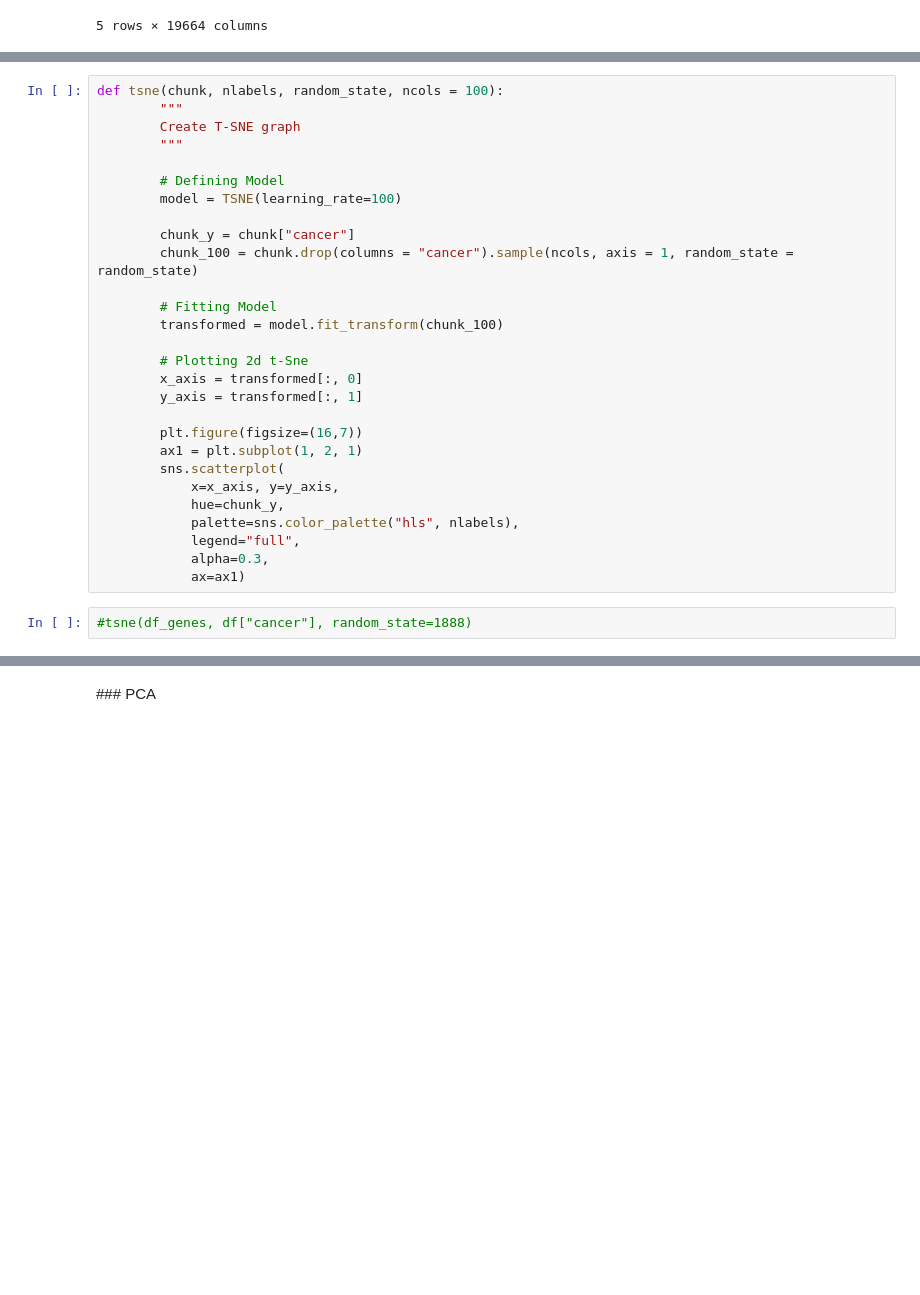
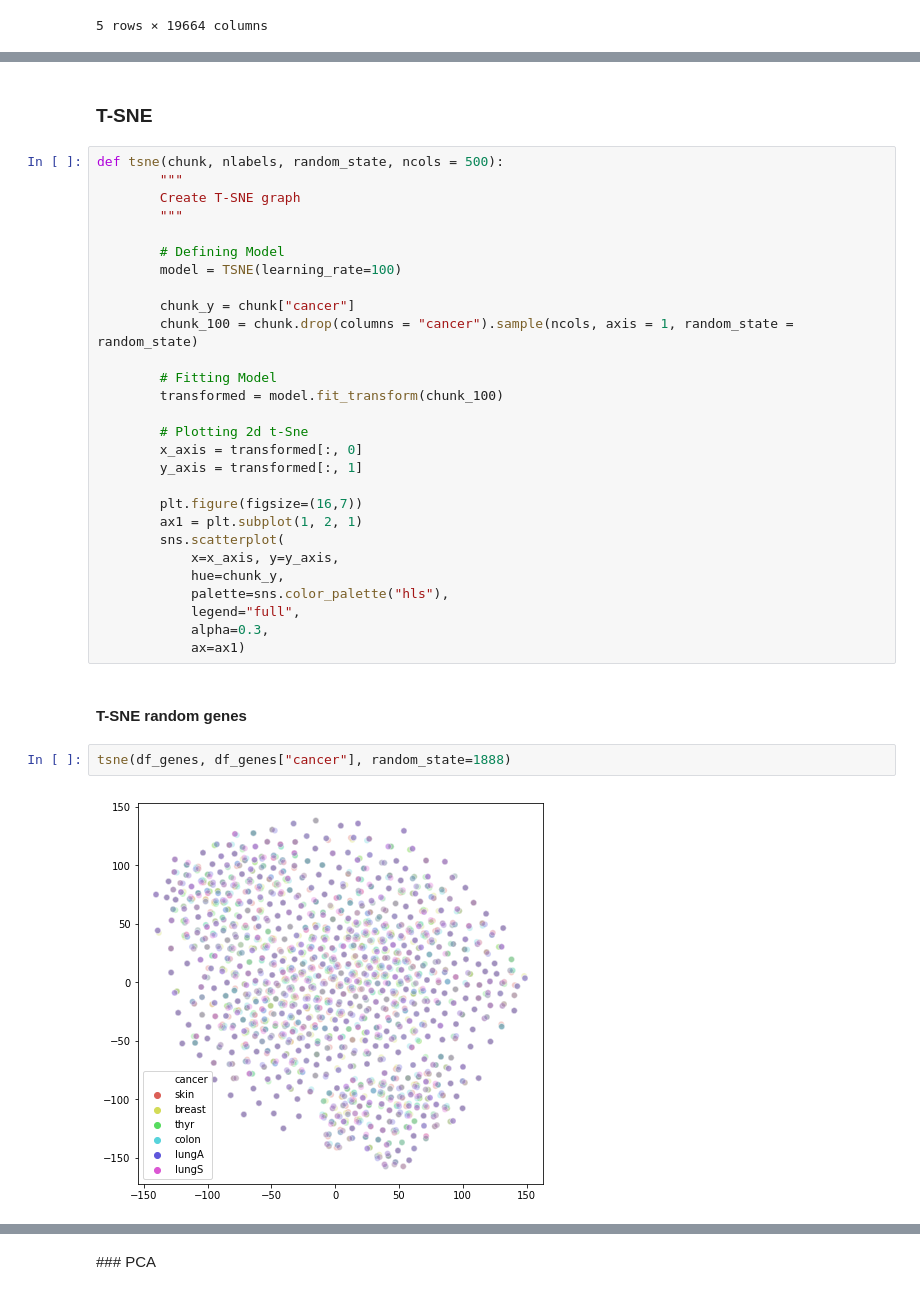
Before and after one commit to mikesamir/oncological_gene_expression_analysis, a Jupyter notebook: Lu/Chunk_Split.ipynb, the cells around one changed output, grey strips where cells are left out. Saved outputs shown, nothing was run; the diff lists cells and outputs as text; blank space fills up the shorter version.

```diff
--- a/Lu/Chunk_Split.ipynb
+++ b/Lu/Chunk_Split.ipynb
@@ -117,5 +160,7 @@ df_genes.head()
+# %% [markdown]
+### T-SNE
 # %%
-def tsne(chunk, nlabels, random_state, ncols = 100):
+def tsne(chunk, nlabels, random_state, ncols = 500):
         """
         Create T-SNE graph
         """
@@ -138,9 +183,13 @@ def tsne(chunk, nlabels, random_state, ncols = 100):
         sns.scatterplot(
             x=x_axis, y=y_axis,
             hue=chunk_y,
-            palette=sns.color_palette("hls", nlabels),
+            palette=sns.color_palette("hls"),
             legend="full",
             alpha=0.3,
             ax=ax1)
+# %% [markdown]
+#### T-SNE random genes
 # %%
-#tsne(df_genes, df["cancer"], random_state=1888)
+tsne(df_genes, df_genes["cancer"], random_state=1888)
+# %% [output]
+[figure, added]
```
Also changed, not shown: parts of 62 cells of this notebook, 8 other files.
